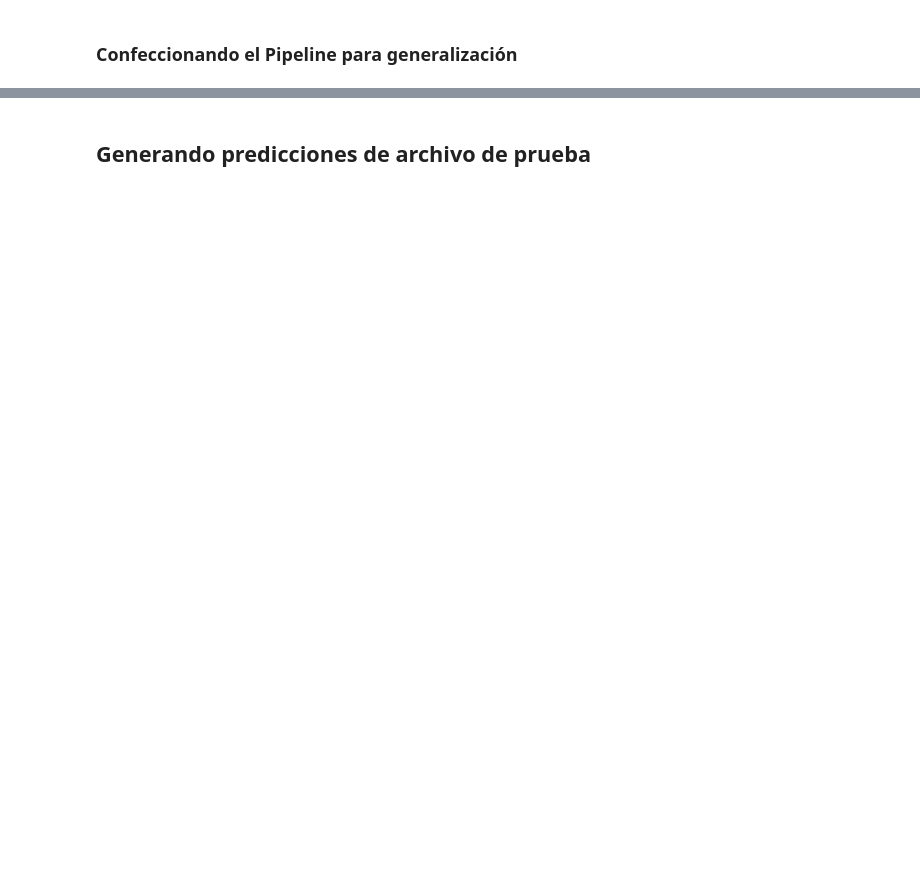
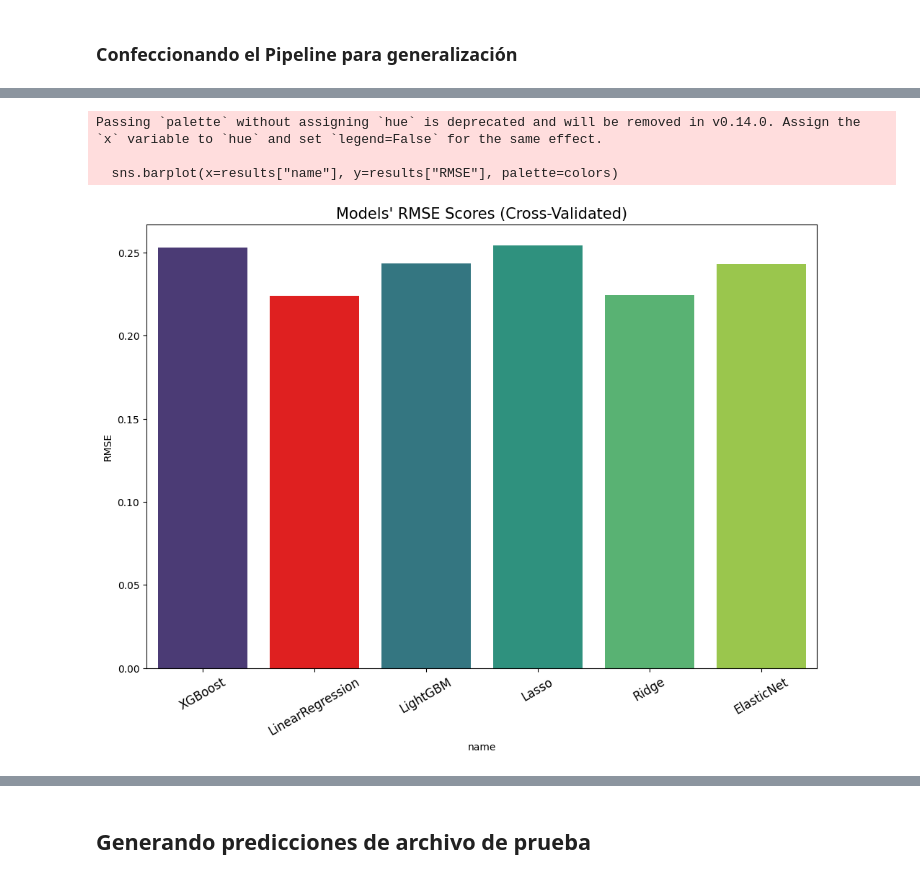
Before and after one commit to sbfanton/python-courses, a Jupyter notebook: otros/machine-learning/kaggle/home-data-for-ml-course/House_Pricing.ipynb, the cells around one changed output, grey strips where cells are left out. Cells and saved outputs as stored; diff of their text form; code cells hidden in the pictures; blank space fills up the shorter version.

```diff
--- a/otros/machine-learning/kaggle/home-data-for-ml-course/House_Pricing.ipynb
+++ b/otros/machine-learning/kaggle/home-data-for-ml-course/House_Pricing.ipynb
@@ -358,0 +376,3 @@ MAPE: 12.83%
+# %%
+model = grid_results[best_model]["best_estimator"]
+model
@@ -360,0 +387,18 @@ MAPE: 12.83%
+# %%
+# Cargar los datos
+data = pd.read_csv("./train.csv")
+
+X = data.drop(columns=['SalePrice', 'Id'])
+y = data['SalePrice']
+
+# log transform
+y = np.log(y)
+# %%
+models = {
+    "XGBoost": XGBRegressor(objective="reg:squarederror", random_state=42, learning_rate=0.1, max_depth=3, n_estimators=50),
+    "LinearRegression": LinearRegression(),
+    "LightGBM": LGBMRegressor(n_estimators=50, learning_rate=0.1, max_depth=8, random_state=42),
+    "Lasso": Lasso(alpha=0.1),
+    "Ridge": Ridge(alpha=0.1),
+    "ElasticNet": ElasticNet(alpha=0.1, l1_ratio=0.5)
+}
@@ -360,0 +466,4 @@ MAPE: 12.83%
+# %%
+models_pipelines = create_models_pipelines_dict(models, X, y)
+results = pd.DataFrame(models_pipelines)
+results
@@ -360,0 +591,19 @@ MAPE: 12.83%
+# %%
+num_bars = len(results["name"])
+colors = sns.color_palette("viridis", num_bars)
+
+min_rmse_idx = np.argmin(results["RMSE"])
+
+highlight_color = "red"
+colors[min_rmse_idx] = highlight_color
+
+plt.figure(figsize=(12, 8))
+sns.barplot(x=results["name"], y=results["RMSE"], palette=colors)
+plt.title("Models' RMSE Scores (Cross-Validated)", size=15)
+plt.xticks(rotation=30, size=12)
+plt.show()
+# %% [output]
+Passing `palette` without assigning `hue` is deprecated and will be removed in v0.14.0. Assign the `x` variable to `hue` and set `legend=False` for the same effect.
+
+  sns.barplot(x=results["name"], y=results["RMSE"], palette=colors)
+[figure, added]
```
Also changed, not shown: parts of 41 cells of this notebook.
